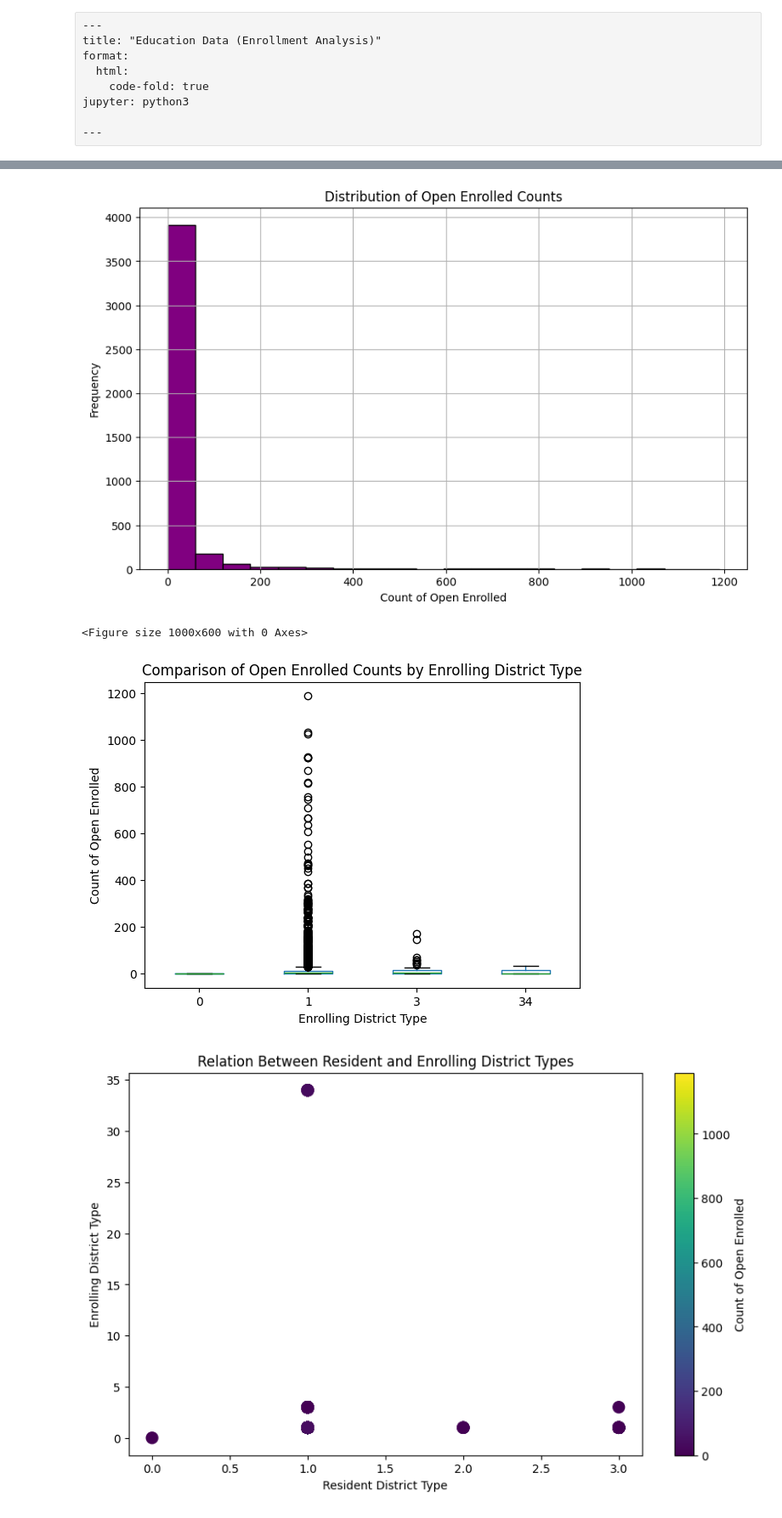
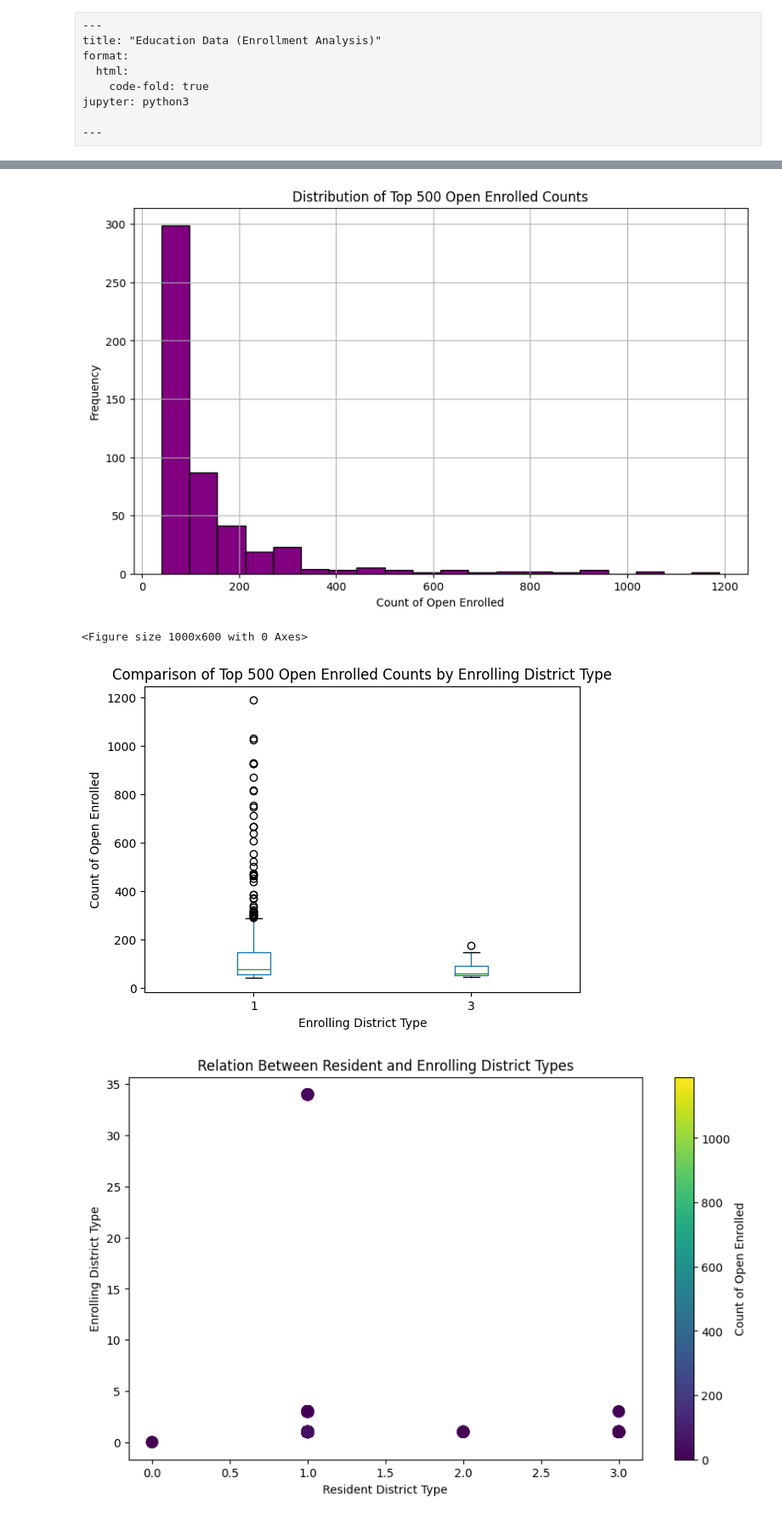
Before and after one commit to sahab-bahaji/education-data, a Jupyter notebook: docs/hello.ipynb, the cells around one changed output, grey strips where cells are left out. Shown at 85% size. Cells and saved outputs as stored; diff of their text form; code cells hidden in the pictures.

```diff
--- a/docs/hello.ipynb
+++ b/docs/hello.ipynb
@@ -72,26 +80,30 @@ plt.show()
 # %%
+top_500_values = df['Count of Open Enrolled'].nlargest(500)
+
 # Plot the histogram
 plt.figure(figsize=(10, 6))
-plt.hist(df['Count of Open Enrolled'], bins=20, color='purple', edgecolor='black')
-plt.title('Distribution of Open Enrolled Counts')
+plt.hist(top_500_values, bins=20, color='purple', edgecolor='black')
+plt.title('Distribution of Top 500 Open Enrolled Counts')
 plt.xlabel('Count of Open Enrolled')
 plt.ylabel('Frequency')
 plt.grid(True)
 plt.show()
 # %% [output]
-[figure, old version]
+[figure, new version]
 # %%
+top_500_df = df.nlargest(500, 'Count of Open Enrolled')
+
 # Plot the boxplot
 plt.figure(figsize=(10, 6))
-df.boxplot(column='Count of Open Enrolled', by='Enrolling District Type', grid=False)
-plt.title('Comparison of Open Enrolled Counts by Enrolling District Type')
+top_500_df.boxplot(column='Count of Open Enrolled', by='Enrolling District Type', grid=False)
+plt.title('Comparison of Top 500 Open Enrolled Counts by Enrolling District Type')
 plt.suptitle('')
 plt.xlabel('Enrolling District Type')
 plt.ylabel('Count of Open Enrolled')
 plt.show()
 # %% [output]
 <Figure size 1000x600 with 0 Axes>
-[figure, old version]
+[figure, new version]
 # %%
 # Plot the scatter plot
 plt.figure(figsize=(10, 6))
```
Also changed, not shown: parts of 3 cells of this notebook, 6 other files.
